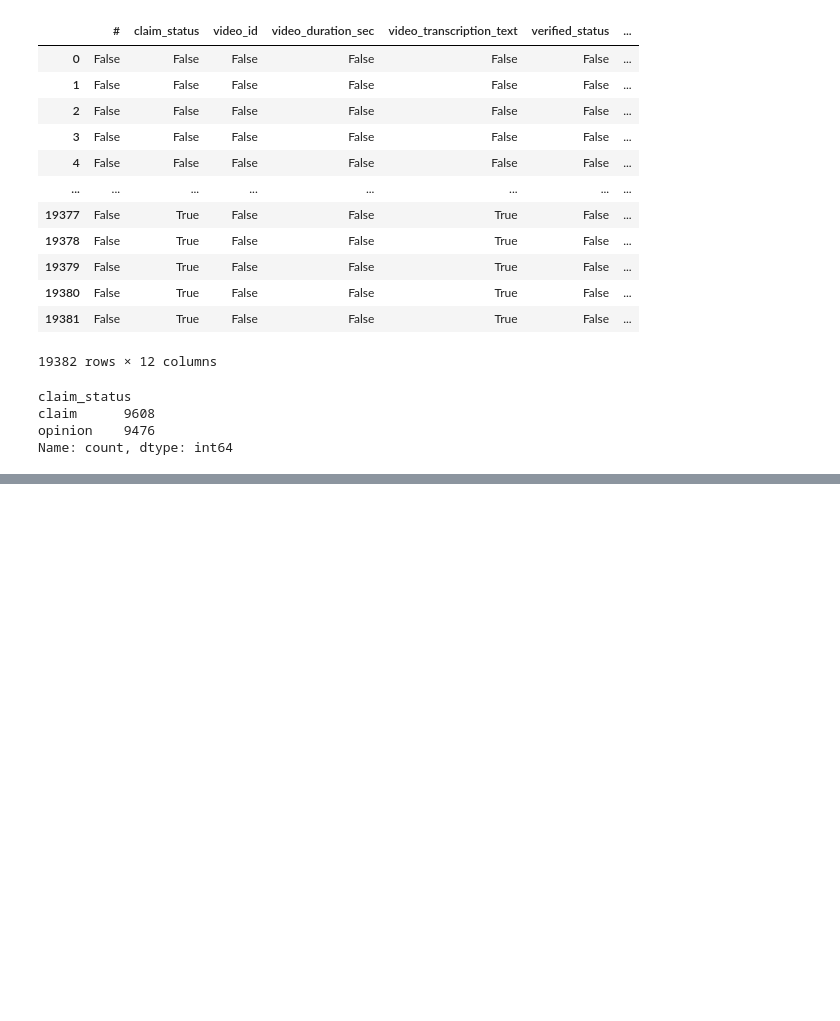
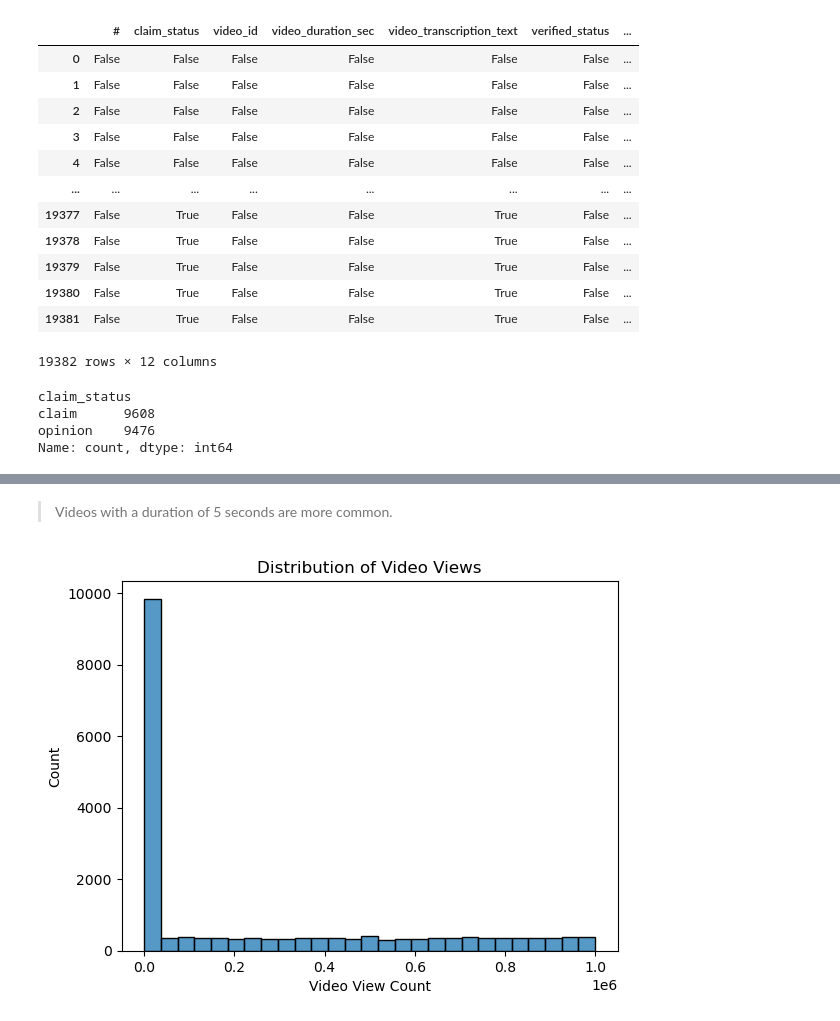
Before and after one commit to alishanstyles/Projects, a Jupyter notebook: Documents/coding-temple/Tik Tok Data Analysis/Untitled.ipynb, the cells around one changed output, grey strips where cells are left out. Drawn from its saved outputs; the diff is of its cells as text; code cells hidden in the pictures; blank space fills up the shorter version.

```diff
--- a/Documents/coding-temple/Tik Tok Data Analysis/Untitled.ipynb
+++ b/Documents/coding-temple/Tik Tok Data Analysis/Untitled.ipynb
@@ -100,0 +124,10 @@ sns.histplot(data = df,
+# %% [markdown]
+> Videos with a duration of 5 seconds are more common.
+# %%
+sns.histplot(data = df,
+             x = 'video_view_count')
+plt.title('Distribution of Video Views')
+plt.xlabel('Video View Count')
+plt.ylabel('Count');
+# %% [output]
+[figure, added]
```
Also changed, not shown: parts of 6 cells of this notebook.
